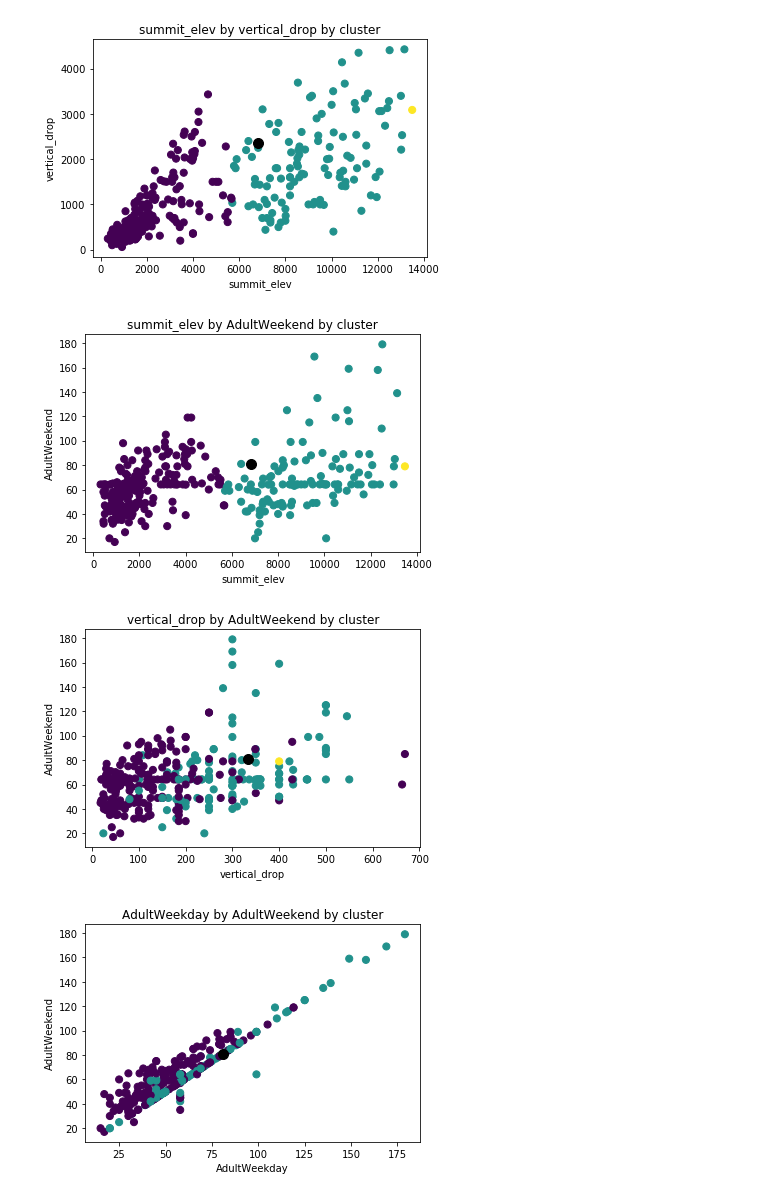
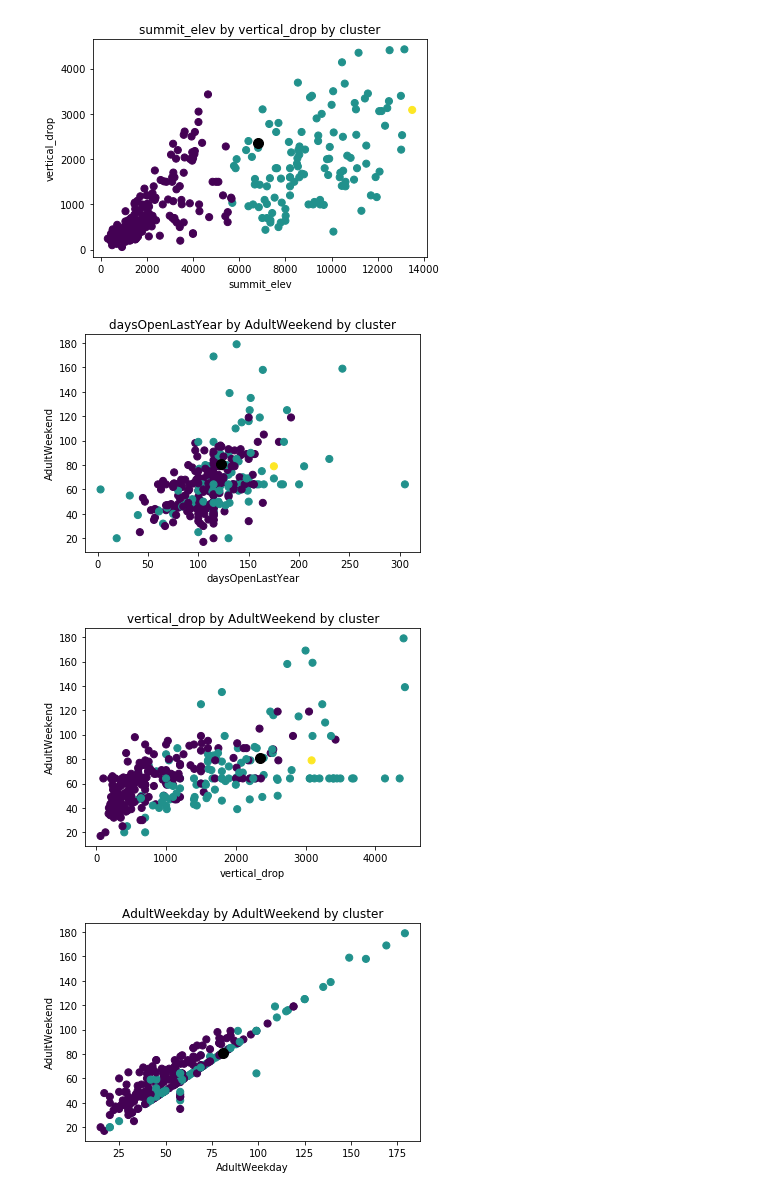
Before and after one commit to jiaqixu/Springboard, a Jupyter notebook: Unit6/GuidedCapstone/Notebook_stepsix.ipynb, the cells around one changed output. Cells and saved outputs as stored; diff of their text form; code cells hidden in the pictures.

Commit message:
add slides, update step six and figures, add report for GuidedCapstone.

```diff
--- a/Unit6/GuidedCapstone/Notebook_stepsix.ipynb
+++ b/Unit6/GuidedCapstone/Notebook_stepsix.ipynb
@@ -148,23 +148,23 @@ plt.savefig('figures/fig1.png',bbox_inches='tight')
 # %% [output]
 [figure]
 # %%
-plt.scatter(df['summit_elev'], df['AdultWeekend'], c=df['clusters'], s=50, cmap='viridis', label ='clusters')
-plt.scatter(ac['summit_elev'], ac['AdultWeekend'], c='black', s=100)
-plt.xlabel('summit_elev')
+plt.scatter(df['daysOpenLastYear'], df['AdultWeekend'], c=df['clusters'], s=50, cmap='viridis', label ='clusters')
+plt.scatter(ac['daysOpenLastYear'], ac['AdultWeekend'], c='black', s=100)
+plt.xlabel('daysOpenLastYear')
 plt.ylabel('AdultWeekend')
-plt.title('summit_elev by AdultWeekend by cluster')
+plt.title('daysOpenLastYear by AdultWeekend by cluster')
 plt.savefig('figures/fig2.png',bbox_inches='tight')
 # %% [output]
-[figure, old version]
+[figure, new version]
 # %%
-plt.scatter(df['averageSnowfall'], df['AdultWeekend'], c=df['clusters'], s=50, cmap='viridis', label ='clusters')
-plt.scatter(ac['averageSnowfall'], ac['AdultWeekend'], c='black', s=100)
+plt.scatter(df['vertical_drop'], df['AdultWeekend'], c=df['clusters'], s=50, cmap='viridis', label ='clusters')
+plt.scatter(ac['vertical_drop'], ac['AdultWeekend'], c='black', s=100)
 plt.xlabel('vertical_drop')
 plt.ylabel('AdultWeekend')
 plt.title('vertical_drop by AdultWeekend by cluster')
 plt.savefig('figures/fig3.png',bbox_inches='tight')
 # %% [output]
-[figure, old version]
+[figure, new version]
 # %%
 plt.scatter(df['AdultWeekday'], df['AdultWeekend'], c=df['clusters'], s=50, cmap='viridis', label ='clusters')
 plt.scatter(ac['AdultWeekday'], ac['AdultWeekend'], c='black', s=100)
```
Also changed, not shown: parts of 1 cell of this notebook, 4 other files.
